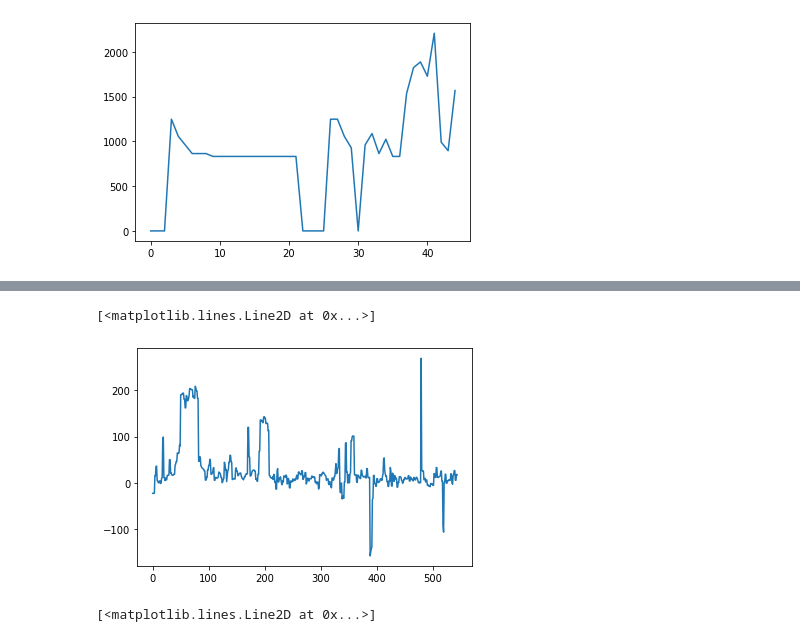
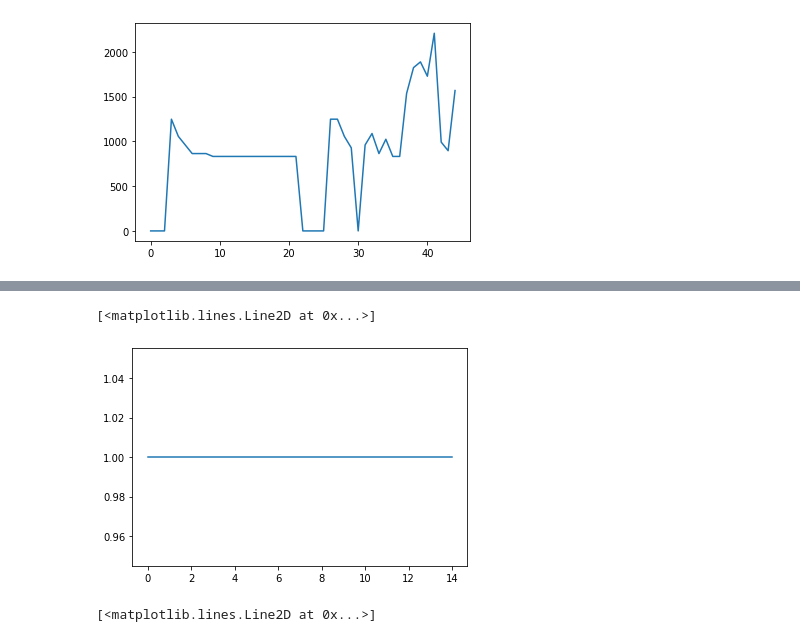
Before and after one commit to xoxai/gis_vehicles_ds_challenge, a Jupyter notebook: gis_TS_classification.ipynb, the cells around one changed output, grey strips where cells are left out. Drawn from its saved outputs; the diff is of its cells as text; code cells hidden in the pictures.

Commit message:
add graphics

```diff
--- a/gis_TS_classification.ipynb
+++ b/gis_TS_classification.ipynb
@@ -148,6 +178,11 @@ for vehicle in vehicles:
     # vehicles_data[vehicle]['min_speed'] = df.SPEED.min() -- not informative cause min is 0 for all
     vehicles_data[vehicle]['avg_speed'] = df.SPEED.mean()
     # vehicles_data[vehicle]['range_speed'] = df.SPEED.max() - df.SPEED.min() -- not informative cause max_speed
+
+    # tachometer features
+    df = current_vehicle.tachometer
+    current_vehicle['avg_rotations'] = df.BEVALUE.mean()
+    current_vehicle['median_rotations'] = df.BEVALUE.median()
 # %% [markdown]
 Анализ максимального уровня топлива в баках за весь предоставленный период времени может свидетельствовать о том, что vehicle28 и vehicle1 с максимальным объемом в 60 литров с больой вероятностью являются легковыми автомобилями.
 
@@ -294,8 +379,8 @@ dtype: object
 # %%
-plt.plot(list(vehicles_data['vehicle1'].speedAndHeight.HEIGHT[sliv_indexes]))
+plt.plot(list(vehicles_data['vehicle5'].ingection.BEVALUE[525:540]))
 # %% [output]
 [<matplotlib.lines.Line2D at 0x...>]
-[figure, old version]
+[figure, new version]
 # %%
 plt.plot(vehicles_data['vehicle1'].fuelLevel.BEVALUE[fuel_indexes[:50]])
 # %% [output]
```
Also changed, not shown: parts of 29 cells of this notebook, 1 other file.
